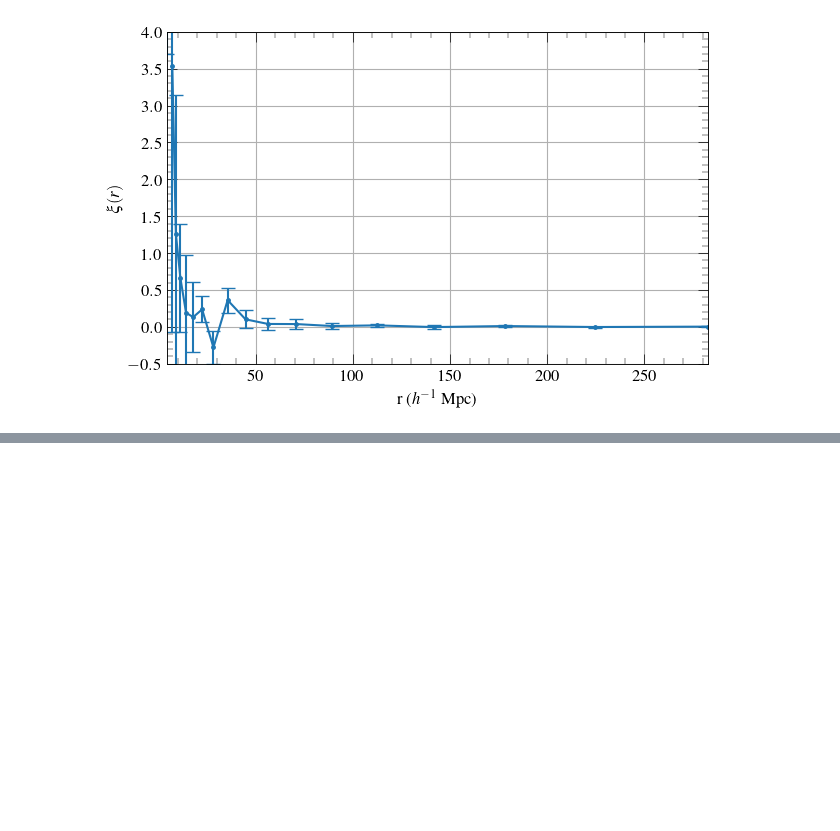
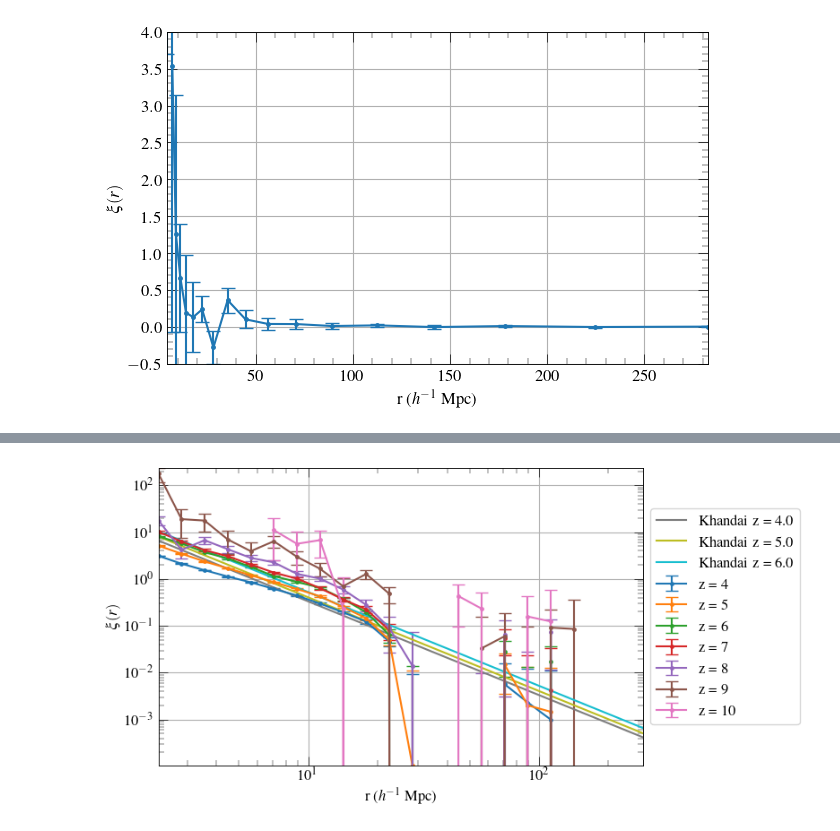
Before and after one commit to VibinRam/Pan-STARRS-quasar-clustering, a Jupyter notebook: Codes/LightconesimMBII.ipynb, the cells around one changed output, grey strips where cells are left out. Drawn from its saved outputs; the diff is of its cells as text; code cells hidden in the pictures; blank space fills up the shorter version.

```diff
--- a/Codes/LightconesimMBII.ipynb
+++ b/Codes/LightconesimMBII.ipynb
@@ -1539,0 +1656,63 @@ plt.show()
+# %%
+# plot the correlation function from MBII_corrfunc_z{}.csv files
+import pandas as pd
+import numpy as np
+import matplotlib.pyplot as plt
+
+plt.style.use('MNRAS_Style.mplstyle')
+
+# Define the path to data directory
+DATA_DIRECTORY = "/home/vibin/MyFolder/WorkDesk/DP2/PhdProjects/Complicor/Data/MBIIbhIncompOverlf/"
+
+# Define the redshifts
+redshifts = np.array([4, 5, 6, 7, 8, 9, 10])
+
+
+# Load the correlation function data
+corrfunc_data = []
+for i in redshifts:
+    corrfunc_data.append(pd.read_csv(DATA_DIRECTORY + 'MBII_corrfunc_z{}.csv'.format(i)))
+
+# Find the midpoint of each bin, as r_mid = (r_min + r_max) / 2
+for i in range(len(redshifts)):
+    corrfunc_data[i]['r mid'] = (corrfunc_data[i]['r min'] + corrfunc_data[i]['r max']) / 2
+
+# Plot all the correlation functions
+for i in range(len(redshifts)):
+    plt.errorbar(corrfunc_data[i]['r mid'][:-3], corrfunc_data[i]['Landy Szalay'][:-3], yerr=corrfunc_data[i]['Pois Error'][:-3], label='z = {}'.format(redshifts[i]), fmt='.-', markersize=5, capsize=5)
+
+plt.ylabel(r'$\xi(r)$')
+plt.xlabel(r'r ($h^{-1}$ Mpc)')
+plt.legend()
+# plt.ylim(-0.5, 10)
+# plt.xlim(0, 150)
+plt.xscale('log')
+plt.yscale('log')
+
+temp_DATA_DIRECTORY = "/home/vibin/MyFolder/WorkDesk/DP2/PhdProjects/Complicor/Data/"
+temp_rmid = corrfunc_data[0]['r mid']
+
+# Now also plot the correlation function from khandai et al. 2015 as power laws
+MBII_fig25_filename = "Khandai_fig25_data.csv"
+MBII_fig25 = np.loadtxt(temp_DATA_DIRECTORY + MBII_fig25_filename, skiprows=1, delimiter=',')
+
+MBII_fig25_z = MBII_fig25[:, 0]
+MBII_fig25_r0 = MBII_fig25[:, 1]
+
+MBII_gamma = 2.0
+
+for i in range(len(MBII_fig25_z[5:])):
+    plt.plot(temp_rmid, (temp_rmid/MBII_fig25_r0[i+5])**(-MBII_gamma), label='Khandai z = {}'.format(np.round(MBII_fig25_z[i+5]), 2))
+
+plt.legend()
+# give legends outside the plots
+plt.legend(loc='center left', bbox_to_anchor=(1, 0.5))
+
+# Save the plot as a pdf file
+PLOT_DIRECTORY = "/home/vibin/MyFolder/WorkDesk/DP2/PhdProjects/Complicor/Plots/"
+
+plt.savefig(PLOT_DIRECTORY + 'MBII_corrfunc.pdf')
+
+plt.show()
+# %% [output]
+[figure, added]
```
Also changed, not shown: parts of 6 cells of this notebook, 1 other file.
